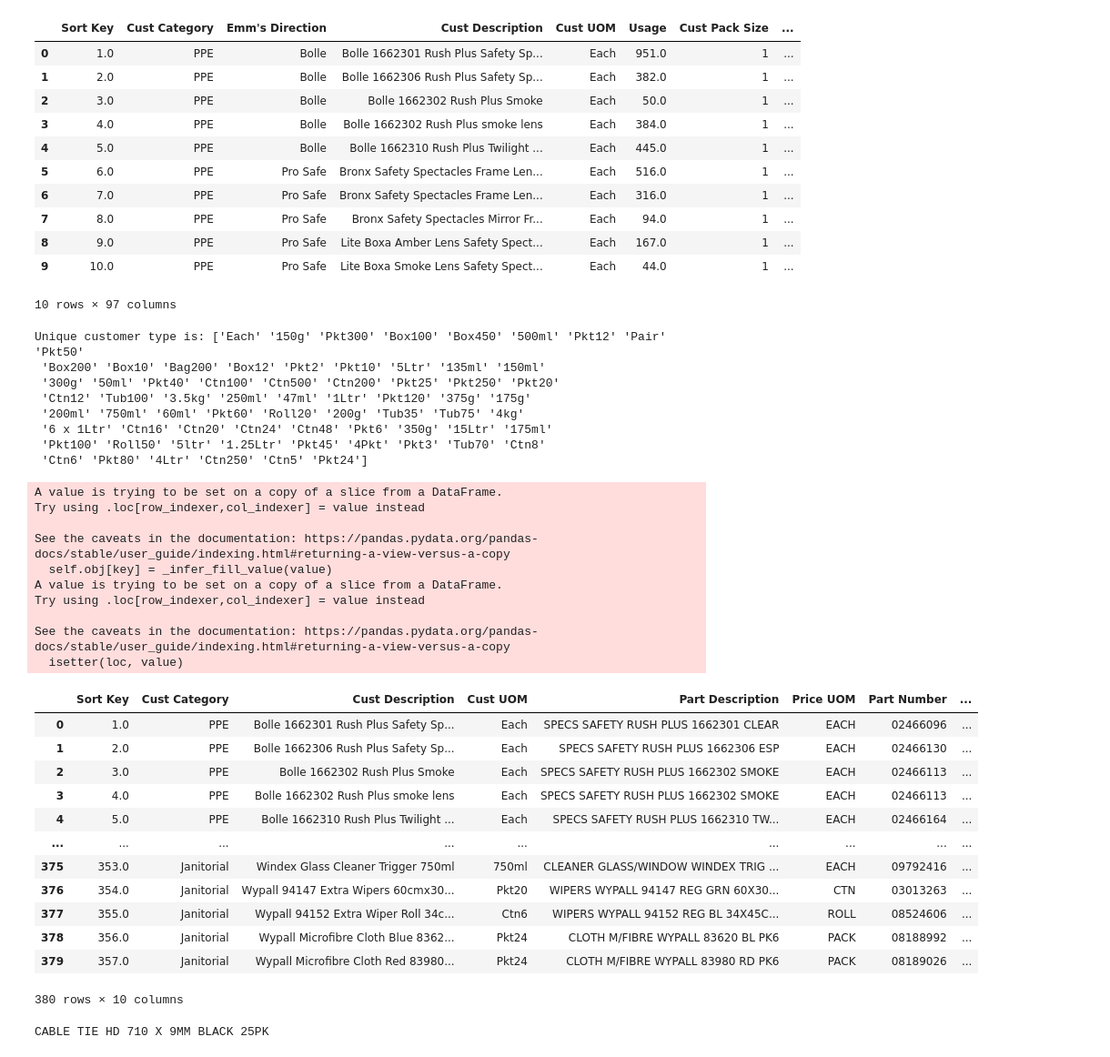
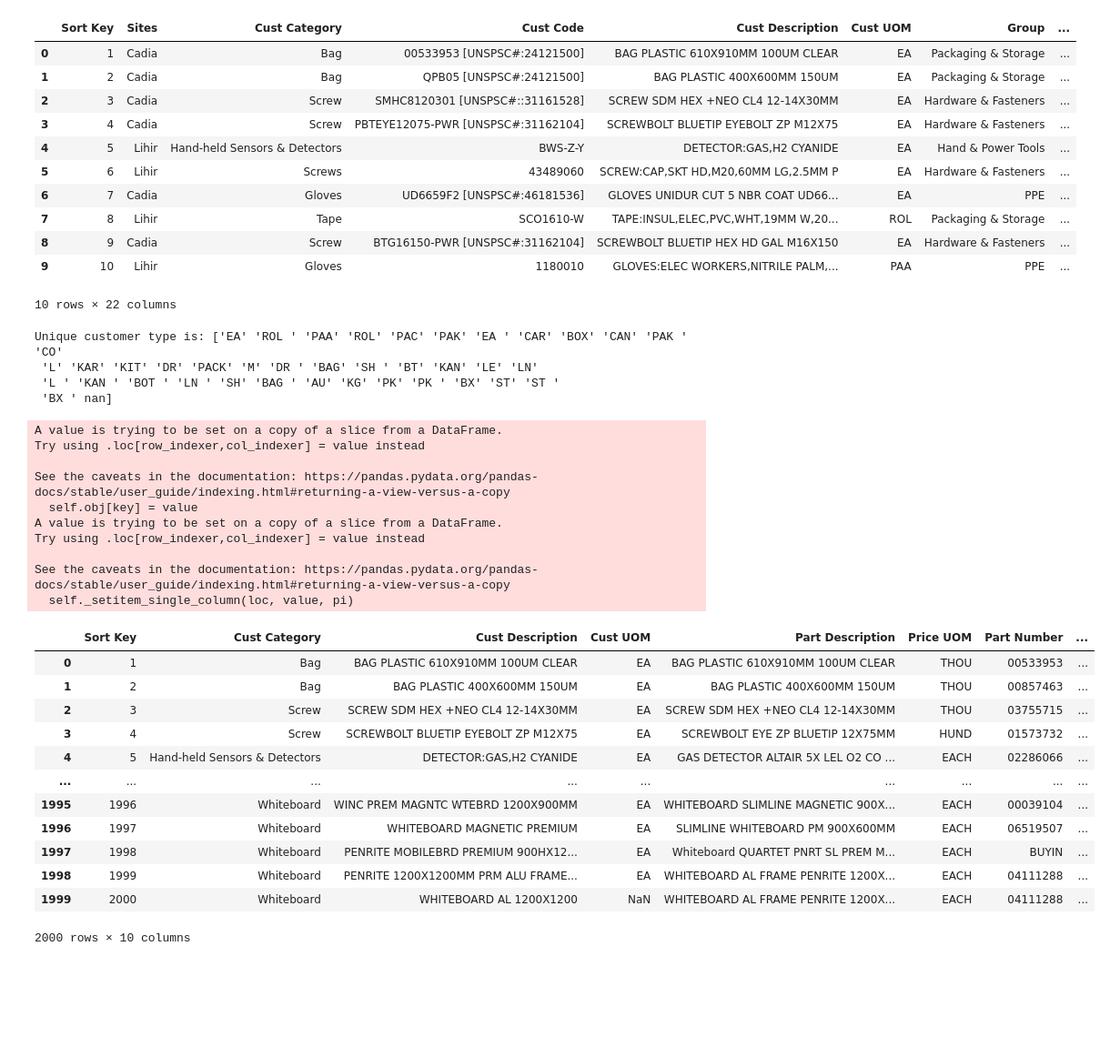
Before and after one commit to Clareee1/BW-UOM-Conversion, a Jupyter notebook: uom_conversion_testing.ipynb, the cells around one changed output. Shown at 91% size. Saved outputs shown, nothing was run; the diff lists cells and outputs as text; code cells hidden in the pictures; blank space fills up the shorter version.

```diff
--- a/uom_conversion_testing.ipynb
+++ b/uom_conversion_testing.ipynb
@@ -1,22 +1,22 @@
 # %%
 import pandas as pd
-file_path = "QLD.xlsx"
+file_path = "newcrest.xlsx"
 df1 = pd.read_excel(file_path,'MainOffer',skiprows = 3)
 #mainoffer
 df1.head(10)
 # %% [output]
-|  | Sort Key | Cust Category | Emm's Direction | Cust Description | Cust UOM | Usage | Cust Pack Size | ... |
-| 0 | 1.0 | PPE | Bolle | Bolle 1662301 Rush Plus Safety Sp... | Each | 951.0 | 1 | ... |
-| 1 | 2.0 | PPE | Bolle | Bolle 1662306 Rush Plus Safety Sp... | Each | 382.0 | 1 | ... |
-| 2 | 3.0 | PPE | Bolle | Bolle 1662302 Rush Plus Smoke | Each | 50.0 | 1 | ... |
-| 3 | 4.0 | PPE | Bolle | Bolle 1662302 Rush Plus smoke lens | Each | 384.0 | 1 | ... |
-| 4 | 5.0 | PPE | Bolle | Bolle 1662310 Rush Plus Twilight ... | Each | 445.0 | 1 | ... |
-| 5 | 6.0 | PPE | Pro Safe | Bronx Safety Spectacles Frame Len... | Each | 516.0 | 1 | ... |
-| 6 | 7.0 | PPE | Pro Safe | Bronx Safety Spectacles Frame Len... | Each | 316.0 | 1 | ... |
-| 7 | 8.0 | PPE | Pro Safe | Bronx Safety Spectacles Mirror Fr... | Each | 94.0 | 1 | ... |
-| 8 | 9.0 | PPE | Pro Safe | Lite Boxa Amber Lens Safety Spect... | Each | 167.0 | 1 | ... |
-| 9 | 10.0 | PPE | Pro Safe | Lite Boxa Smoke Lens Safety Spect... | Each | 44.0 | 1 | ... |
+|  | Sort Key | Sites | Cust Category | Cust Code | Cust Description | Cust UOM | Group | ... |
+| 0 | 1 | Cadia | Bag | 00533953 [UNSPSC#:24121500] | BAG PLASTIC 610X910MM 100UM CLEAR | EA | Packaging & Storage | ... |
+| 1 | 2 | Cadia | Bag | QPB05 [UNSPSC#:24121500] | BAG PLASTIC 400X600MM 150UM | EA | Packaging & Storage | ... |
+| 2 | 3 | Cadia | Screw | SMHC8120301 [UNSPSC#::31161528] | SCREW SDM HEX +NEO CL4 12-14X30MM | EA | Hardware & Fasteners | ... |
+| 3 | 4 | Cadia | Screw | PBTEYE12075-PWR [UNSPSC#:31162104] | SCREWBOLT BLUETIP EYEBOLT ZP M12X75 | EA | Hardware & Fasteners | ... |
+| 4 | 5 | Lihir | Hand-held Sensors & Detectors | BWS-Z-Y | DETECTOR:GAS,H2 CYANIDE | EA | Hand & Power Tools | ... |
+| 5 | 6 | Lihir | Screws | 43489060 | SCREW:CAP,SKT HD,M20,60MM LG,2.5MM P | EA | Hardware & Fasteners | ... |
+| 6 | 7 | Cadia | Gloves | UD6659F2 [UNSPSC#:46181536] | GLOVES UNIDUR CUT 5 NBR COAT UD66... | EA | PPE | ... |
+| 7 | 8 | Lihir | Tape | SCO1610-W | TAPE:INSUL,ELEC,PVC,WHT,19MM W,20... | ROL | Packaging & Storage | ... |
+| 8 | 9 | Cadia | Screw | BTG16150-PWR [UNSPSC#:31162104] | SCREWBOLT BLUETIP HEX HD GAL M16X150 | EA | Hardware & Fasteners | ... |
+| 9 | 10 | Lihir | Gloves | 1180010 | GLOVES:ELEC WORKERS,NITRILE PALM,... | PAA | PPE | ... |
-10 rows × 97 columns
+10 rows × 22 columns
 # %%
 ##converseion
 
@@ -25,53 +25,49 @@ cus_qty_unique = df1['Cust UOM'].unique()
 print("Unique customer type is:",cus_qty_unique)
 #select item description, UoM, total, Part Description, price UoM, stock status
 # %% [output]
-Unique customer type is: ['Each' '150g' 'Pkt300' 'Box100' 'Box450' '500ml' 'Pkt12' 'Pair' 'Pkt50'
- 'Box200' 'Box10' 'Bag200' 'Box12' 'Pkt2' 'Pkt10' '5Ltr' '135ml' '150ml'
- '300g' '50ml' 'Pkt40' 'Ctn100' 'Ctn500' 'Ctn200' 'Pkt25' 'Pkt250' 'Pkt20'
- 'Ctn12' 'Tub100' '3.5kg' '250ml' '47ml' '1Ltr' 'Pkt120' '375g' '175g'
- '200ml' '750ml' '60ml' 'Pkt60' 'Roll20' '200g' 'Tub35' 'Tub75' '4kg'
- '6 x 1Ltr' 'Ctn16' 'Ctn20' 'Ctn24' 'Ctn48' 'Pkt6' '350g' '15Ltr' '175ml'
- 'Pkt100' 'Roll50' '5ltr' '1.25Ltr' 'Pkt45' '4Pkt' 'Pkt3' 'Tub70' 'Ctn8'
- 'Ctn6' 'Pkt80' '4Ltr' 'Ctn250' 'Ctn5' 'Pkt24']
+Unique customer type is: ['EA' 'ROL ' 'PAA' 'ROL' 'PAC' 'PAK' 'EA ' 'CAR' 'BOX' 'CAN' 'PAK ' 'CO'
+ 'L' 'KAR' 'KIT' 'DR' 'PACK' 'M' 'DR ' 'BAG' 'SH ' 'BT' 'KAN' 'LE' 'LN'
+ 'L ' 'KAN ' 'BOT ' 'LN ' 'SH' 'BAG ' 'AU' 'KG' 'PK' 'PK ' 'BX' 'ST' 'ST '
+ 'BX ' nan]
 # %%
 import pandas as pd
 import numpy as np
 ###---for BW one, always named after Price UOM---###
 cus_uom,bw_uom = df1["Cust UOM"],df1["Price UOM"]
 
 ##iterate the column name
 #for col in df1.columns:
  #   print(col)
 
 ###---"Packing""UoM""Price UOM" name might be different---###
 df2 = df1[["Sort Key","Cust Category","Cust Description","Cust UOM","Part Description","Price UOM","Part Number"]]
 ##Assume all conversion is 1 currently
-df2.loc[:, "conversion"] = 1.0
+df2.loc[:, "conversion"] = 0
 ##all the Cust Pack Size & BW Pack Size = 1
-df2.loc[:, "Cust_Size"] = 1.0
-df2.loc[:, "BW_Size"] = 1.0
+df2.loc[:, "Cust_Size"] = 0
+df2.loc[:, "BW_Size"] = 0
 df2
 # %% [output]
 A value is trying to be set on a copy of a slice from a DataFrame.
 Try using .loc[row_indexer,col_indexer] = value instead
 
 See the caveats in the documentation: https://pandas.pydata.org/pandas-docs/stable/user_guide/indexing.html#returning-a-view-versus-a-copy
-  self.obj[key] = _infer_fill_value(value)
+  self.obj[key] = value
 A value is trying to be set on a copy of a slice from a DataFrame.
 Try using .loc[row_indexer,col_indexer] = value instead
 
 See the caveats in the documentation: https://pandas.pydata.org/pandas-docs/stable/user_guide/indexing.html#returning-a-view-versus-a-copy
-  isetter(loc, value)
+  self._setitem_single_column(loc, value, pi)
 |  | Sort Key | Cust Category | Cust Description | Cust UOM | Part Description | Price UOM | Part Number | ... |
-| 0 | 1.0 | PPE | Bolle 1662301 Rush Plus Safety Sp... | Each | SPECS SAFETY RUSH PLUS 1662301 CLEAR | EACH | 02466096 | ... |
-| 1 | 2.0 | PPE | Bolle 1662306 Rush Plus Safety Sp... | Each | SPECS SAFETY RUSH PLUS 1662306 ESP | EACH | 02466130 | ... |
-| 2 | 3.0 | PPE | Bolle 1662302 Rush Plus Smoke | Each | SPECS SAFETY RUSH PLUS 1662302 SMOKE | EACH | 02466113 | ... |
-| 3 | 4.0 | PPE | Bolle 1662302 Rush Plus smoke lens | Each | SPECS SAFETY RUSH PLUS 1662302 SMOKE | EACH | 02466113 | ... |
-| 4 | 5.0 | PPE | Bolle 1662310 Rush Plus Twilight ... | Each | SPECS SAFETY RUSH PLUS 1662310 TW... | EACH | 02466164 | ... |
+| 0 | 1 | Bag | BAG PLASTIC 610X910MM 100UM CLEAR | EA | BAG PLASTIC 610X910MM 100UM CLEAR | THOU | 00533953 | ... |
+| 1 | 2 | Bag | BAG PLASTIC 400X600MM 150UM | EA | BAG PLASTIC 400X600MM 150UM | THOU | 00857463 | ... |
+| 2 | 3 | Screw | SCREW SDM HEX +NEO CL4 12-14X30MM | EA | SCREW SDM HEX +NEO CL4 12-14X30MM | THOU | 03755715 | ... |
+| 3 | 4 | Screw | SCREWBOLT BLUETIP EYEBOLT ZP M12X75 | EA | SCREWBOLT EYE ZP BLUETIP 12X75MM | HUND | 01573732 | ... |
+| 4 | 5 | Hand-held Sensors & Detectors | DETECTOR:GAS,H2 CYANIDE | EA | GAS DETECTOR ALTAIR 5X LEL O2 CO ... | EACH | 02286066 | ... |
 | ... | ... | ... | ... | ... | ... | ... | ... | ... |
-| 375 | 353.0 | Janitorial | Windex Glass Cleaner Trigger 750ml | 750ml | CLEANER GLASS/WINDOW WINDEX TRIG ... | EACH | 09792416 | ... |
-| 376 | 354.0 | Janitorial | Wypall 94147 Extra Wipers 60cmx30... | Pkt20 | WIPERS WYPALL 94147 REG GRN 60X30... | CTN | 03013263 | ... |
-| 377 | 355.0 | Janitorial | Wypall 94152 Extra Wiper Roll 34c... | Ctn6 | WIPERS WYPALL 94152 REG BL 34X45C... | ROLL | 08524606 | ... |
-| 378 | 356.0 | Janitorial | Wypall Microfibre Cloth Blue 8362... | Pkt24 | CLOTH M/FIBRE WYPALL 83620 BL PK6 | PACK | 08188992 | ... |
-| 379 | 357.0 | Janitorial | Wypall Microfibre Cloth Red 83980... | Pkt24 | CLOTH M/FIBRE WYPALL 83980 RD PK6 | PACK | 08189026 | ... |
+| 1995 | 1996 | Whiteboard | WINC PREM MAGNTC WTEBRD 1200X900MM | EA | WHITEBOARD SLIMLINE MAGNETIC 900X... | EACH | 00039104 | ... |
+| 1996 | 1997 | Whiteboard | WHITEBOARD MAGNETIC PREMIUM | EA | SLIMLINE WHITEBOARD PM 900X600MM | EACH | 06519507 | ... |
+| 1997 | 1998 | Whiteboard | PENRITE MOBILEBRD PREMIUM 900HX12... | EA | Whiteboard QUARTET PNRT SL PREM M... | EACH | BUYIN | ... |
+| 1998 | 1999 | Whiteboard | PENRITE 1200X1200MM PRM ALU FRAME... | EA | WHITEBOARD AL FRAME PENRITE 1200X... | EACH | 04111288 | ... |
+| 1999 | 2000 | Whiteboard | WHITEBOARD AL 1200X1200 | NaN | WHITEBOARD AL FRAME PENRITE 1200X... | EACH | 04111288 | ... |
-380 rows × 10 columns
+2000 rows × 10 columns
@@ -180,6 +302,0 @@ for index, row in df2.iterrows():
-# %%
-str1="CABLE TIE HD 710 X 9MM BLACK 25PK"
-if re.search(r"(?i)(\d+)(\s*)(pkt|pack|pk|box|bx|bag|bg|set|carton)$",str1):
-    print(str1)
-# %% [output]
-CABLE TIE HD 710 X 9MM BLACK 25PK
```
Also changed, not shown: parts of 21 cells of this notebook.
